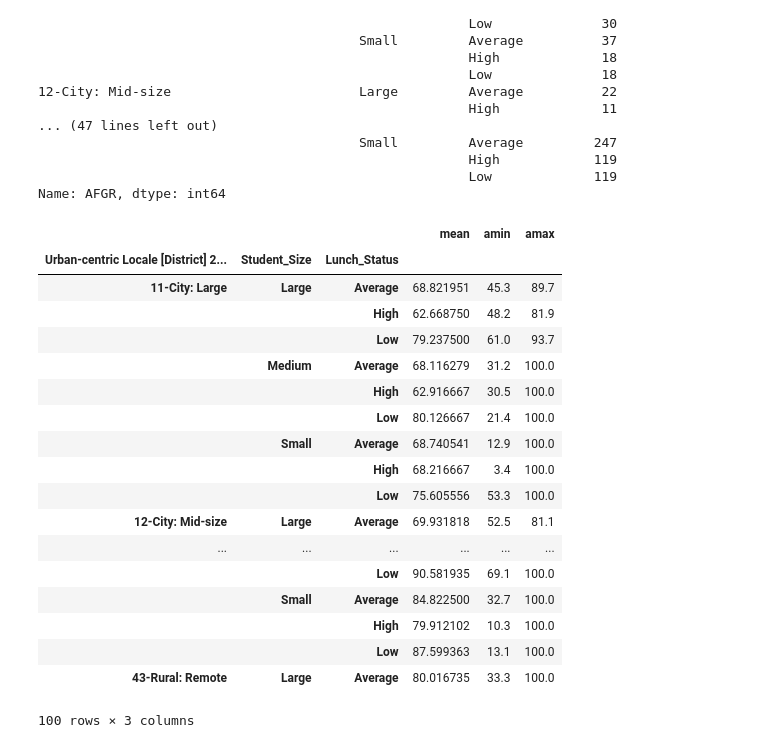
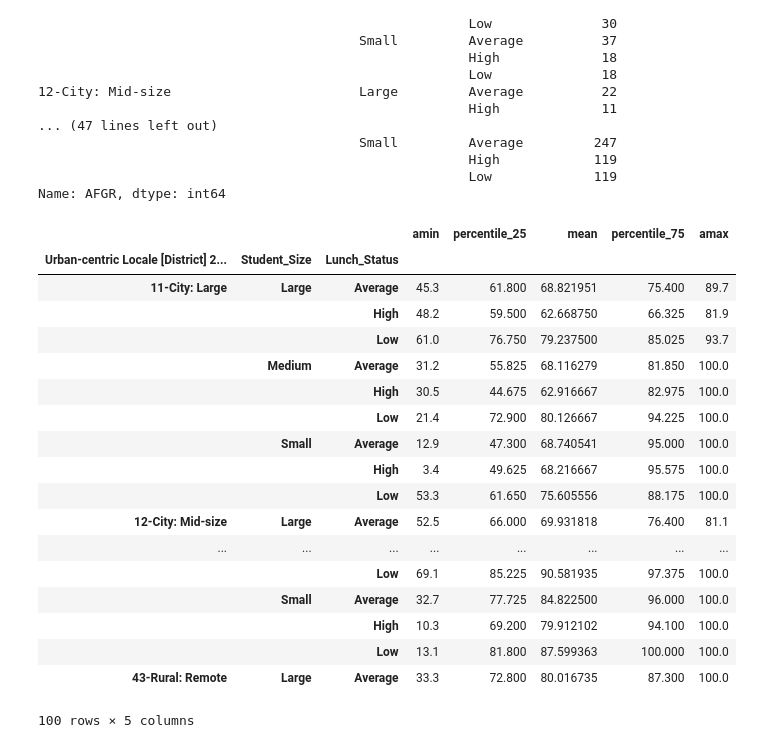
Before and after one commit to ashwindeo/dataschoolers, a Jupyter notebook: grouping.ipynb, the cells around one changed output. Saved outputs shown, nothing was run; the diff lists cells and outputs as text; code cells hidden in the pictures.

Commit message:
Similar district & state results uploaded.

```diff
--- a/grouping.ipynb
+++ b/grouping.ipynb
@@ -42,4 +42,11 @@ Total number of school districts with valid graduation data: 10785
 districts=districts.replace([np.inf, -np.inf], np.nan)
 # %% [markdown]
 Mean, min, max graduation rates by state for export to the visualization.
+# %%
+#CITATION: http://stackoverflow.com/questions/17578115/pass-percentiles-to-pandas-agg-function
+def percentile(n):
+    def percentile_(x):
+        return np.percentile(x, n)
+    percentile_.__name__ = 'percentile_%s' % n
+    return percentile_
 # %%
@@ -230,29 +237,29 @@ Urban-centric Locale [District] 2009-10  Student_Size  Lunch_Status
                                                        Low             119
 Name: AFGR, dtype: int64
 # %%
-similardistrictresults = districts.groupby(['Urban-centric Locale [District] 2009-10', 'Student_Size', 'Lunch_Status'])['AFGR'].aggregate([np.mean, np.min, np.max])
+similardistrictresults = districts.groupby(['Urban-centric Locale [District] 2009-10', 'Student_Size', 'Lunch_Status'])['AFGR'].aggregate([np.min, percentile(25), np.mean, percentile(75), np.max])
 similardistrictresults.to_csv("data/finaldata/similardistrictresults.csv")
 similardistrictresults.head(100)
 # %% [output]
-|  |  |  | mean | amin | amax |
-| Urban-centric Locale [District] 2... | Student_Size | Lunch_Status |  |  |  |
-| 11-City: Large | Large | Average | 68.821951 | 45.3 | 89.7 |
-|  |  | High | 62.668750 | 48.2 | 81.9 |
-|  |  | Low | 79.237500 | 61.0 | 93.7 |
-|  | Medium | Average | 68.116279 | 31.2 | 100.0 |
-|  |  | High | 62.916667 | 30.5 | 100.0 |
-|  |  | Low | 80.126667 | 21.4 | 100.0 |
-|  | Small | Average | 68.740541 | 12.9 | 100.0 |
-|  |  | High | 68.216667 | 3.4 | 100.0 |
-|  |  | Low | 75.605556 | 53.3 | 100.0 |
-| 12-City: Mid-size | Large | Average | 69.931818 | 52.5 | 81.1 |
-| ... | ... | ... | ... | ... | ... |
-|  |  | Low | 90.581935 | 69.1 | 100.0 |
-|  | Small | Average | 84.822500 | 32.7 | 100.0 |
-|  |  | High | 79.912102 | 10.3 | 100.0 |
-|  |  | Low | 87.599363 | 13.1 | 100.0 |
-| 43-Rural: Remote | Large | Average | 80.016735 | 33.3 | 100.0 |
+|  |  |  | amin | percentile_25 | mean | percentile_75 | amax |
+| Urban-centric Locale [District] 2... | Student_Size | Lunch_Status |  |  |  |  |  |
+| 11-City: Large | Large | Average | 45.3 | 61.800 | 68.821951 | 75.400 | 89.7 |
+|  |  | High | 48.2 | 59.500 | 62.668750 | 66.325 | 81.9 |
+|  |  | Low | 61.0 | 76.750 | 79.237500 | 85.025 | 93.7 |
+|  | Medium | Average | 31.2 | 55.825 | 68.116279 | 81.850 | 100.0 |
+|  |  | High | 30.5 | 44.675 | 62.916667 | 82.975 | 100.0 |
+|  |  | Low | 21.4 | 72.900 | 80.126667 | 94.225 | 100.0 |
+|  | Small | Average | 12.9 | 47.300 | 68.740541 | 95.000 | 100.0 |
+|  |  | High | 3.4 | 49.625 | 68.216667 | 95.575 | 100.0 |
+|  |  | Low | 53.3 | 61.650 | 75.605556 | 88.175 | 100.0 |
+| 12-City: Mid-size | Large | Average | 52.5 | 66.000 | 69.931818 | 76.400 | 81.1 |
+| ... | ... | ... | ... | ... | ... | ... | ... |
+|  |  | Low | 69.1 | 85.225 | 90.581935 | 97.375 | 100.0 |
+|  | Small | Average | 32.7 | 77.725 | 84.822500 | 96.000 | 100.0 |
+|  |  | High | 10.3 | 69.200 | 79.912102 | 94.100 | 100.0 |
+|  |  | Low | 13.1 | 81.800 | 87.599363 | 100.000 | 100.0 |
+| 43-Rural: Remote | Large | Average | 33.3 | 72.800 | 80.016735 | 87.300 | 100.0 |
-100 rows × 3 columns
+100 rows × 5 columns
 # %%
 highfull = districts[['Agency ID - NCES Assigned [District] Latest available year', 'Agency Name', 'State Name [District] Latest available year', 'Urban-centric Locale [District] 2009-10', 'Student_Size', 'Lunch_Status', 'AFGR', 'i_agency_type_regional_education_services', 'i_lgo_PK', 'i_lgo_K', 'Total Number Operational Schools [Public School] 2009-10', 'i_fin_sdlc_sec', 'r_frev_ao', 'r_frev_dis', 'Total Expenditures (TOTALEXP) per Pupil (V33) [District Finance] 2009-10', 'r_stud_reg_12_W_M', 'r_stud_reg_12_W_F']]
 # %%
```
Also changed, not shown: parts of 1 cell of this notebook, 2 other files.
